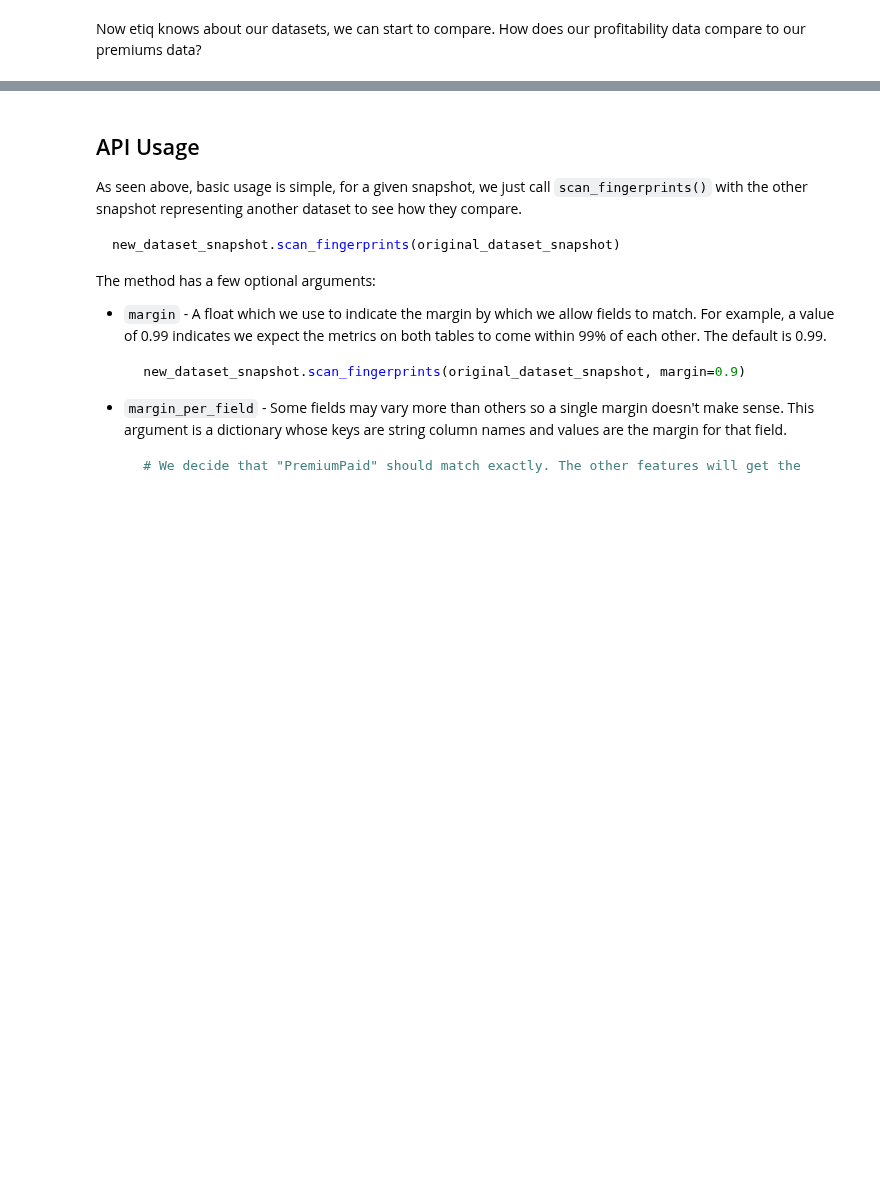
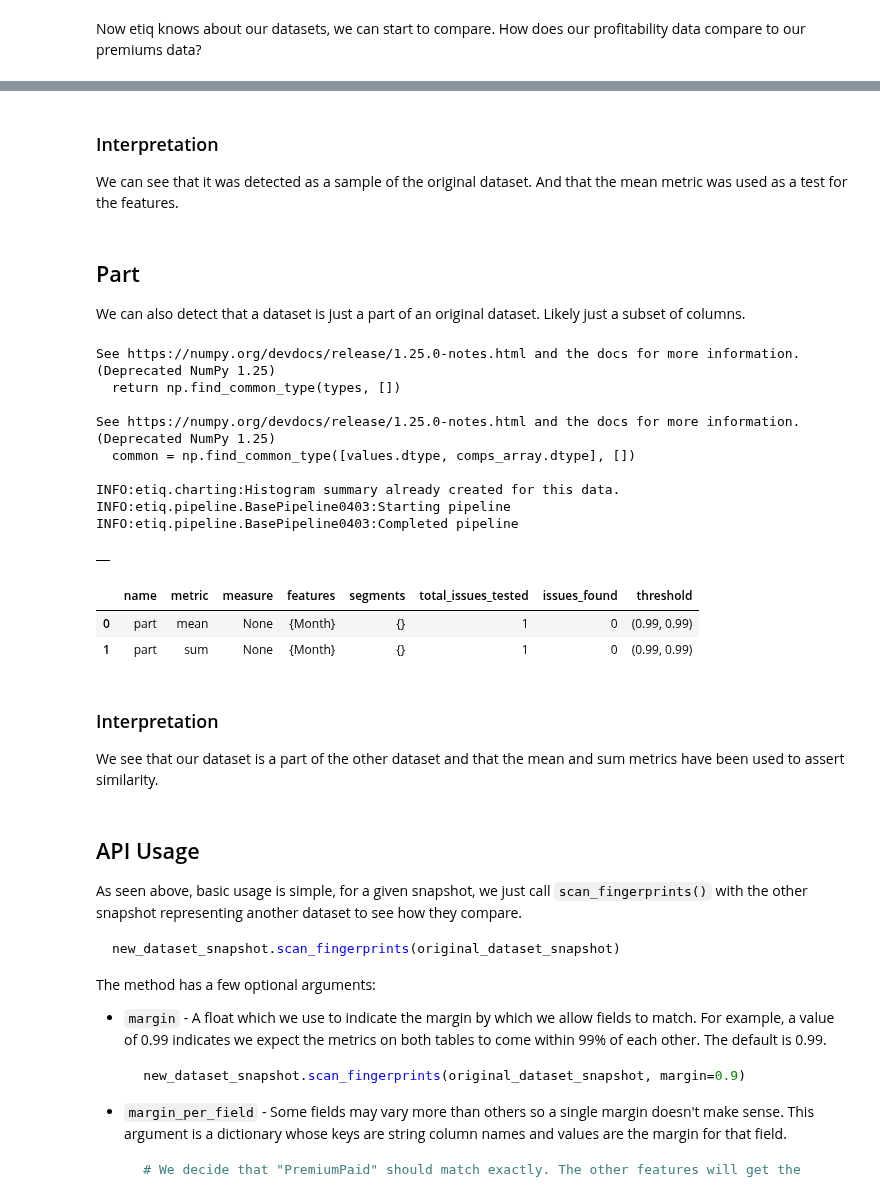
Before and after one commit to ETIQ-AI/ml-testing, a Jupyter notebook: Scans by type/Fingerprint/fingerprinting.ipynb, the cells around one changed output, grey strips where cells are left out. Cells and saved outputs as stored; diff of their text form; code cells hidden in the pictures; blank space fills up the shorter version.

```diff
--- a/Scans by type/Fingerprint/fingerprinting.ipynb
+++ b/Scans by type/Fingerprint/fingerprinting.ipynb
@@ -182,3 +304,38 @@ There are 4 different types of data relationship we detect:
+# %% [markdown]
+### Interpretation
+
+We can see that it was detected as a sample of the original dataset. And that the mean metric was used as a test for the features.
+# %% [markdown]
+## Part
+
+We can also detect that a dataset is just a part of an original dataset. Likely just a subset of columns.
+# %%
+part_dataframe = claims_df[["ClaimID", "Month"]]
+part_dataset = etiq.SimpleDatasetBuilder.datasets(validation_features=part_dataframe)
+part_snapshot = project.snapshots.create(name="Part Snapshot", dataset=part_dataset, model=None)
+
+segments, issues, aggregate_issues = part_snapshot.scan_fingerprints(claims_snapshot)
+
+display(issues)
+display(aggregate_issues)
+# %% [output]
+See https://numpy.org/devdocs/release/1.25.0-notes.html and the docs for more information.  (Deprecated NumPy 1.25)
+  return np.find_common_type(types, [])
+
+See https://numpy.org/devdocs/release/1.25.0-notes.html and the docs for more information.  (Deprecated NumPy 1.25)
+  common = np.find_common_type([values.dtype, comps_array.dtype], [])
+
+INFO:etiq.charting:Histogram summary already created for this data.
+INFO:etiq.pipeline.BasePipeline0403:Starting pipeline
+INFO:etiq.pipeline.BasePipeline0403:Completed pipeline
+|  |
+|  | name | metric | measure | features | segments | total_issues_tested | issues_found | threshold |
+| 0 | part | mean | None | {Month} | {} | 1 | 0 | (0.99, 0.99) |
+| 1 | part | sum | None | {Month} | {} | 1 | 0 | (0.99, 0.99) |
+# %% [markdown]
+### Interpretation
+
+We see that our dataset is a part of the other dataset and that the mean and sum metrics have been used to assert similarity.
 # %% [markdown]
 ## API Usage
 
```
Also changed, not shown: parts of 13 cells of this notebook.
